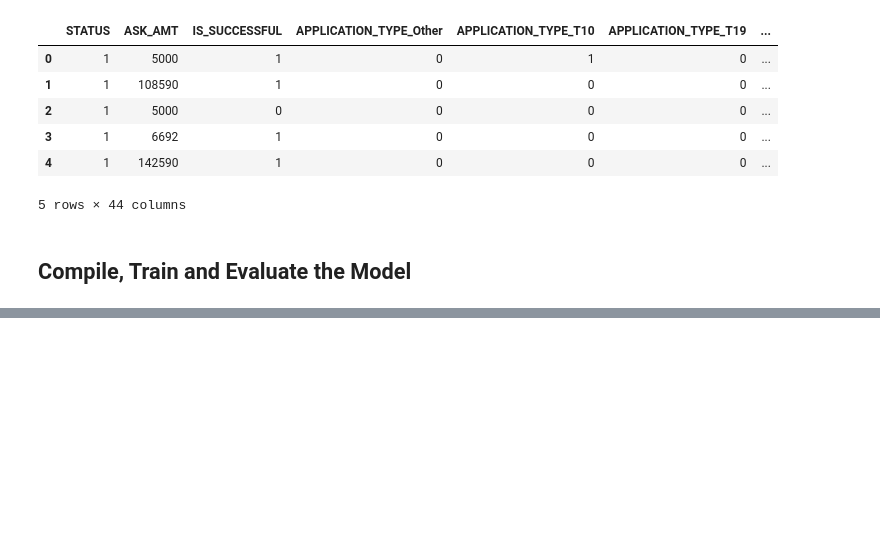
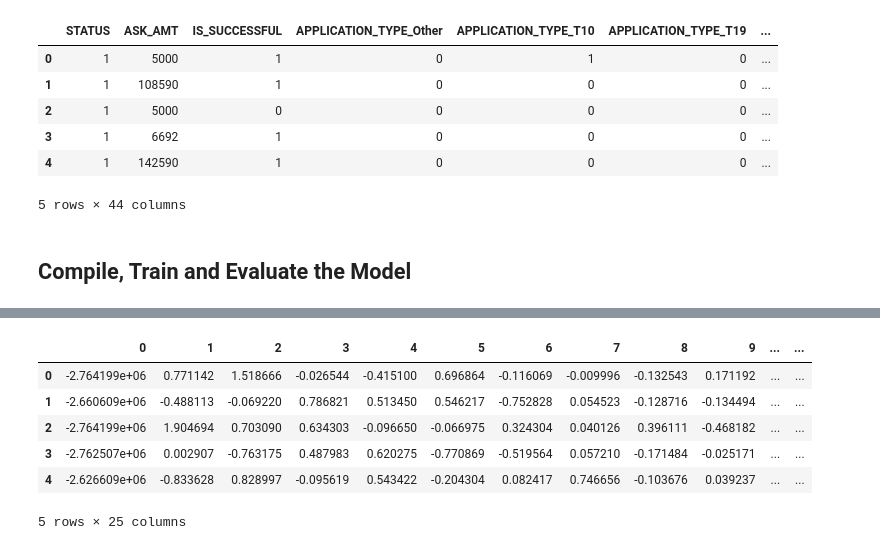
Before and after one commit to kunalkhirwar/deep-learning-challenge, a Jupyter notebook: funding_predictions.ipynb, the cells around one changed output, grey strips where cells are left out. Cells and saved outputs as stored; diff of their text form; code cells hidden in the pictures; blank space fills up the shorter version.

Commit message:
optimizing the model

```diff
--- a/funding_predictions.ipynb
+++ b/funding_predictions.ipynb
@@ -261,0 +338,9 @@ Loss: 0.557812534073699, Accuracy: 0.7262973785400391
+# %%
+# Instantiate the PCA instance and declare the number of PCA variables
+pca=PCA(n_components=25)
+# %%
+# Fit the PCA model on the transformed credit card DataFrame
+application_pca = pca.fit_transform(X)
+
+# Review the first 5 rows of the array of list data
+application_pca[:5]
@@ -261,0 +376,16 @@ Loss: 0.557812534073699, Accuracy: 0.7262973785400391
+# %%
+# Create the PCA DataFrame
+application_pca_df = pd.DataFrame(
+    application_pca
+)
+
+# Review the PCA DataFrame
+application_pca_df.head()
+# %% [output]
+|  | 0 | 1 | 2 | 3 | 4 | 5 | 6 | 7 | 8 | 9 | ... | ... |
+| 0 | -2.764199e+06 | 0.771142 | 1.518666 | -0.026544 | -0.415100 | 0.696864 | -0.116069 | -0.009996 | -0.132543 | 0.171192 | ... | ... |
+| 1 | -2.660609e+06 | -0.488113 | -0.069220 | 0.786821 | 0.513450 | 0.546217 | -0.752828 | 0.054523 | -0.128716 | -0.134494 | ... | ... |
+| 2 | -2.764199e+06 | 1.904694 | 0.703090 | 0.634303 | -0.096650 | -0.066975 | 0.324304 | 0.040126 | 0.396111 | -0.468182 | ... | ... |
+| 3 | -2.762507e+06 | 0.002907 | -0.763175 | 0.487983 | 0.620275 | -0.770869 | -0.519564 | 0.057210 | -0.171484 | -0.025171 | ... | ... |
+| 4 | -2.626609e+06 | -0.833628 | 0.828997 | -0.095619 | 0.543422 | -0.204304 | 0.082417 | 0.746656 | -0.103676 | 0.039237 | ... | ... |
+5 rows × 25 columns
```
Also changed, not shown: parts of 25 cells of this notebook, 1 other file.
